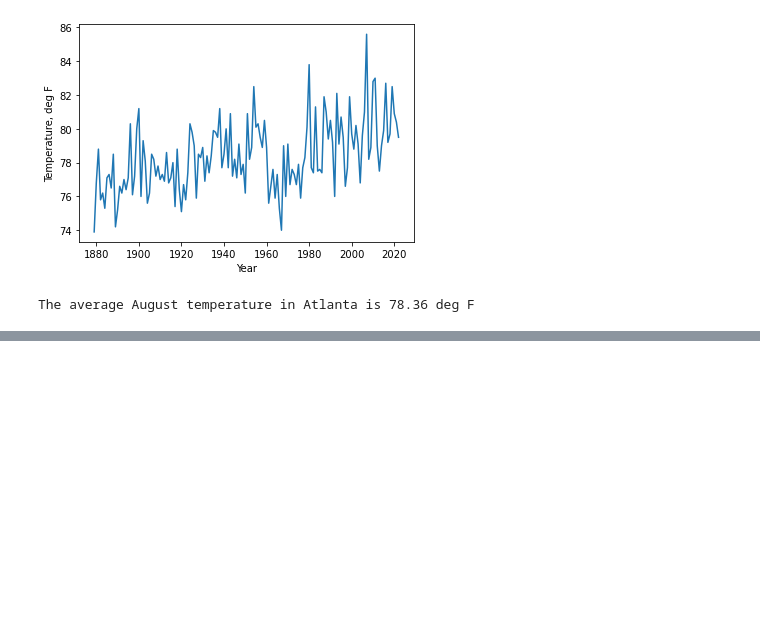
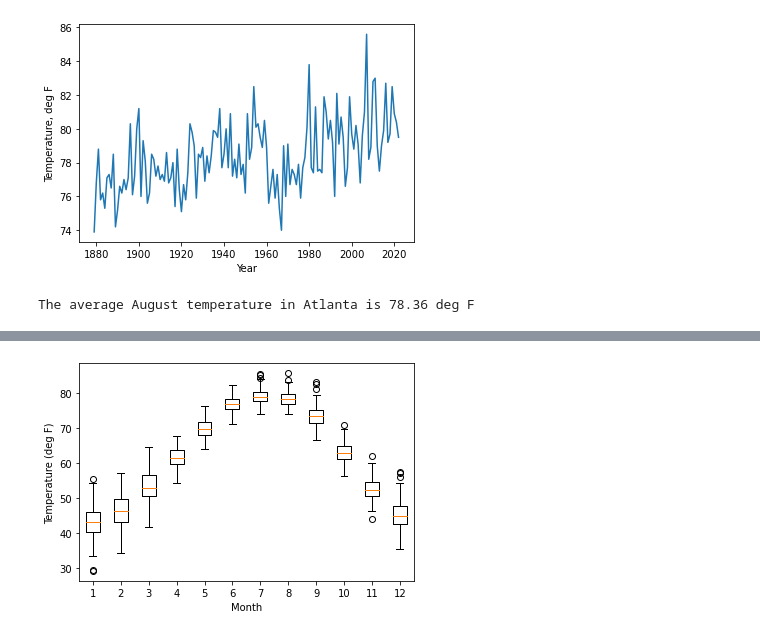
Before and after one commit to pengfeiliu371/EAS2655_S2023, a Jupyter notebook: python/Week1_exercise.ipynb, the cells around one changed output, grey strips where cells are left out. Cells and saved outputs as stored; diff of their text form; code cells hidden in the pictures; blank space fills up the shorter version.

```diff
--- a/python/Week1_exercise.ipynb
+++ b/python/Week1_exercise.ipynb
@@ -87,0 +93,8 @@ plt.show()
+# %%
+# let's make a box plot
+plt.boxplot(All_Month)
+plt.ylabel('Temperature (deg F)')
+plt.xlabel('Month')
+plt.show()
+# %% [output]
+[figure, added]
```
Also changed, not shown: parts of 4 cells of this notebook, 1 other file.
